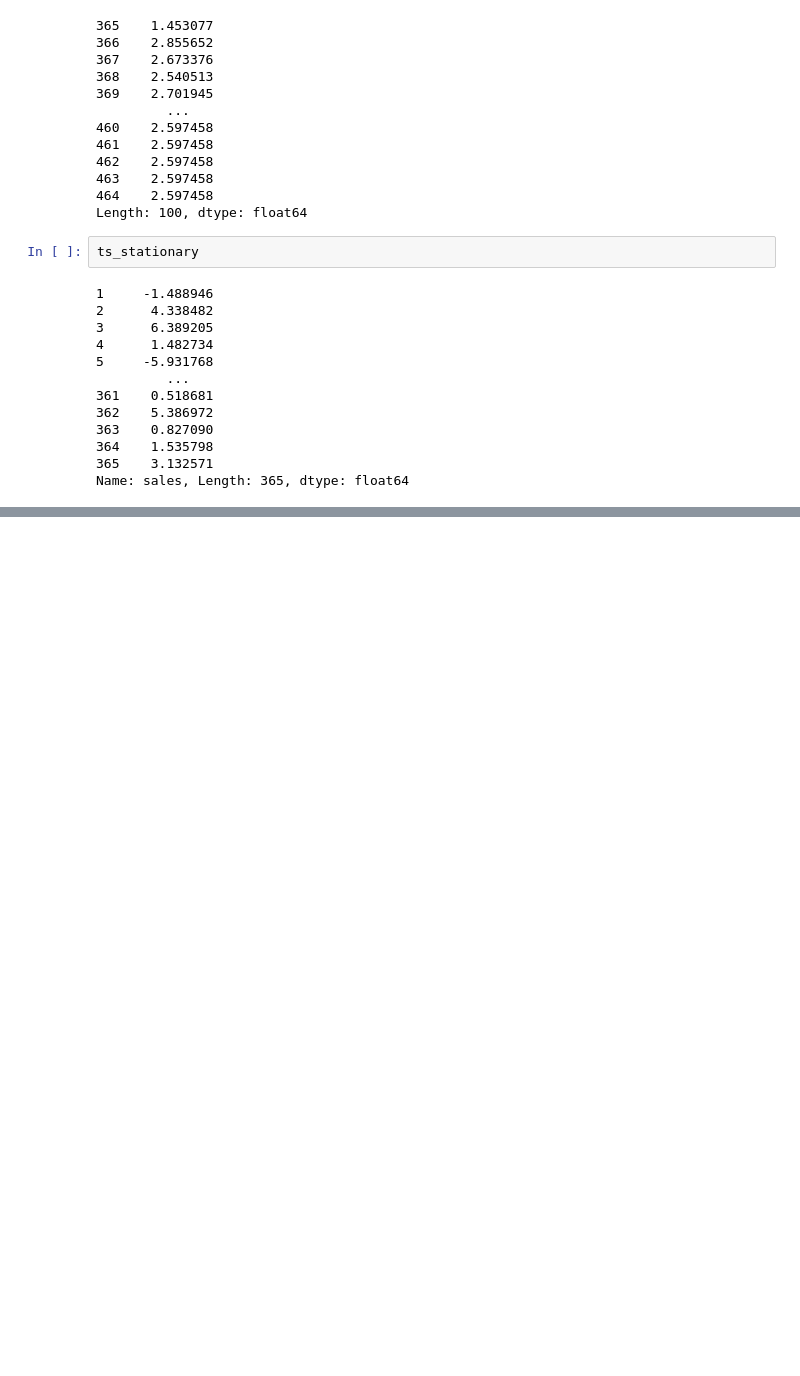
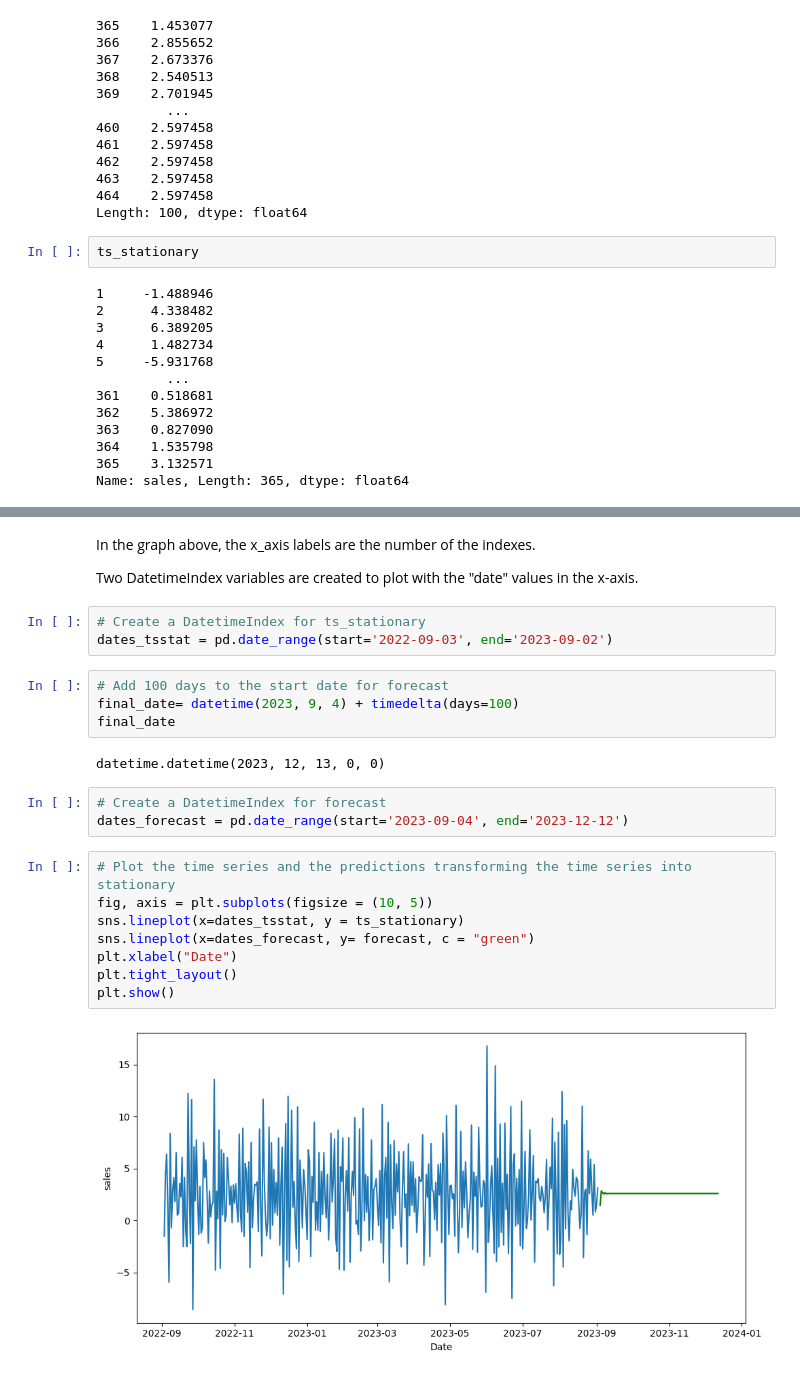
Before and after one commit to 4GeeksAcademy/Alternative-time-series_AR, a Jupyter notebook: src/explore.ipynb, the cells around one changed output, grey strips where cells are left out. Cells and saved outputs as stored; diff of their text form; blank space fills up the shorter version.

```diff
--- a/src/explore.ipynb
+++ b/src/explore.ipynb
@@ -472,3 +487,29 @@ plt.tight_layout()
 plt.show()
 # %% [output]
 [figure]
+# %% [markdown]
+In the graph above, the x_axis labels are the number of the indexes.
+
+Two DatetimeIndex variables are created to plot with the "date" values in the x-axis.
+# %%
+# Create a DatetimeIndex for ts_stationary
+dates_tsstat = pd.date_range(start='2022-09-03', end='2023-09-02')
+# %%
+# Add 100 days to the start date for forecast
+final_date= datetime(2023, 9, 4) + timedelta(days=100)
+final_date
+# %% [output]
+datetime.datetime(2023, 12, 13, 0, 0)
+# %%
+# Create a DatetimeIndex for forecast
+dates_forecast = pd.date_range(start='2023-09-04', end='2023-12-12')
+# %%
+# Plot the time series and the predictions transforming the time series into stationary
+fig, axis = plt.subplots(figsize = (10, 5))
+sns.lineplot(x=dates_tsstat, y = ts_stationary)
+sns.lineplot(x=dates_forecast, y= forecast, c = "green")
+plt.xlabel("Date")
+plt.tight_layout()
+plt.show()
+# %% [output]
+[figure, added]
```
Also changed, not shown: parts of 23 cells of this notebook.
